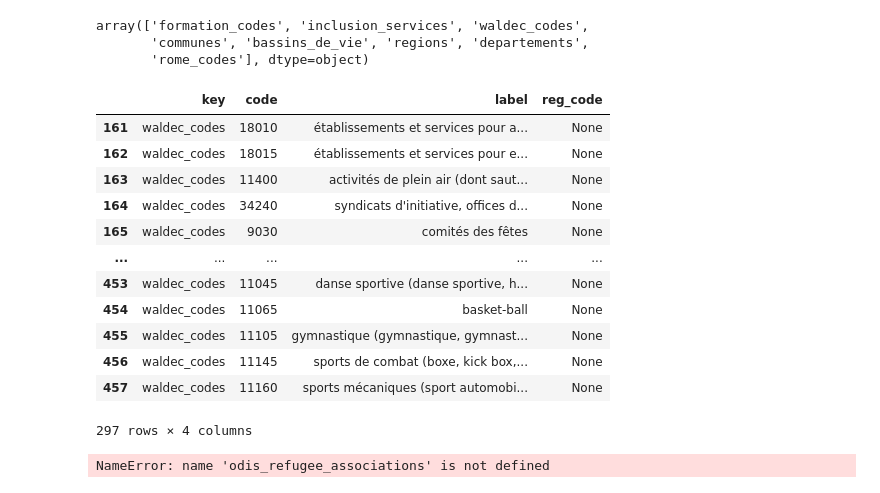
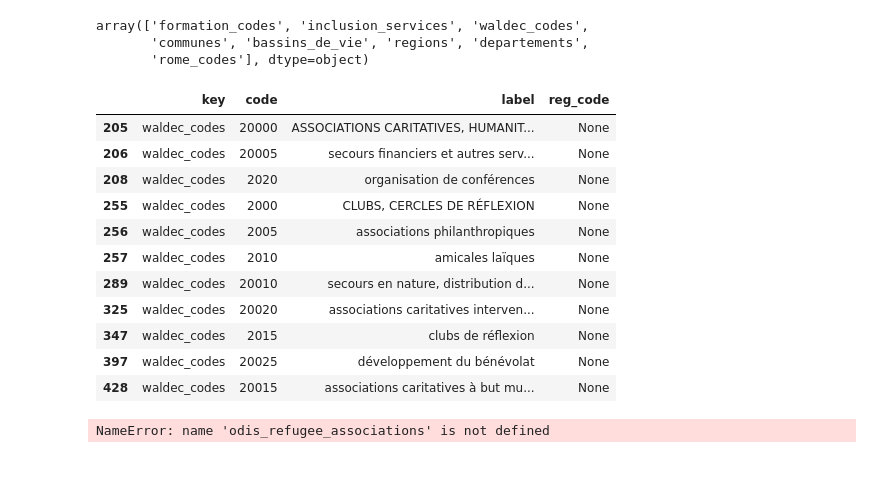
Before and after one commit to jbesan/13_odis_stream2, a Jupyter notebook: notebooks/odis_check_data.ipynb, the cells around one changed output. Drawn from its saved outputs; the diff is of its cells as text; code cells hidden in the pictures.

```diff
--- a/notebooks/odis_check_data.ipynb
+++ b/notebooks/odis_check_data.ipynb
@@ -127,22 +196,21 @@ array(['formation_codes', 'inclusion_services', 'waldec_codes',
 # %%
 # odis_referentiels[(odis_referentiels.key == "inclusion_services")].code.unique()
 # odis_referentiels[(odis_referentiels.key == "waldec_codes") & (odis_referentiels.code.str.contains("9000"))]
 # odis_referentiels[(odis_referentiels.key == "waldec_codes") & (odis_referentiels.label.str.contains("action"))]
-odis_referentiels[(odis_referentiels.key == "waldec_codes")]
+odis_referentiels[(odis_referentiels.key == "waldec_codes") & (odis_referentiels.code.str.startswith('20'))]
 # %% [output]
 |  | key | code | label | reg_code |
-| 161 | waldec_codes | 18010 | établissements et services pour a... | None |
-| 162 | waldec_codes | 18015 | établissements et services pour e... | None |
-| 163 | waldec_codes | 11400 | activités de plein air (dont saut... | None |
-| 164 | waldec_codes | 34240 | syndicats d'initiative, offices d... | None |
-| 165 | waldec_codes | 9030 | comités des fêtes | None |
-| ... | ... | ... | ... | ... |
-| 453 | waldec_codes | 11045 | danse sportive (danse sportive, h... | None |
-| 454 | waldec_codes | 11065 | basket-ball | None |
-| 455 | waldec_codes | 11105 | gymnastique (gymnastique, gymnast... | None |
-| 456 | waldec_codes | 11145 | sports de combat (boxe, kick box,... | None |
-| 457 | waldec_codes | 11160 | sports mécaniques (sport automobi... | None |
+| 205 | waldec_codes | 20000 | ASSOCIATIONS CARITATIVES, HUMANIT... | None |
+| 206 | waldec_codes | 20005 | secours financiers et autres serv... | None |
+| 208 | waldec_codes | 2020 | organisation de conférences | None |
+| 255 | waldec_codes | 2000 | CLUBS, CERCLES DE RÉFLEXION | None |
+| 256 | waldec_codes | 2005 | associations philanthropiques | None |
+| 257 | waldec_codes | 2010 | amicales laïques | None |
+| 289 | waldec_codes | 20010 | secours en nature, distribution d... | None |
+| 325 | waldec_codes | 20020 | associations caritatives interven... | None |
+| 347 | waldec_codes | 2015 | clubs de réflexion | None |
+| 397 | waldec_codes | 20025 | développement du bénévolat | None |
+| 428 | waldec_codes | 20015 | associations caritatives à but mu... | None |
-297 rows × 4 columns
 # %%
 odis_refugee_associations[odis_refugee_associations.codgeo.str.contains("11069", na=False)].head()
 # %% [output]
```
Also changed, not shown: parts of 8 cells of this notebook, 14 other files.
